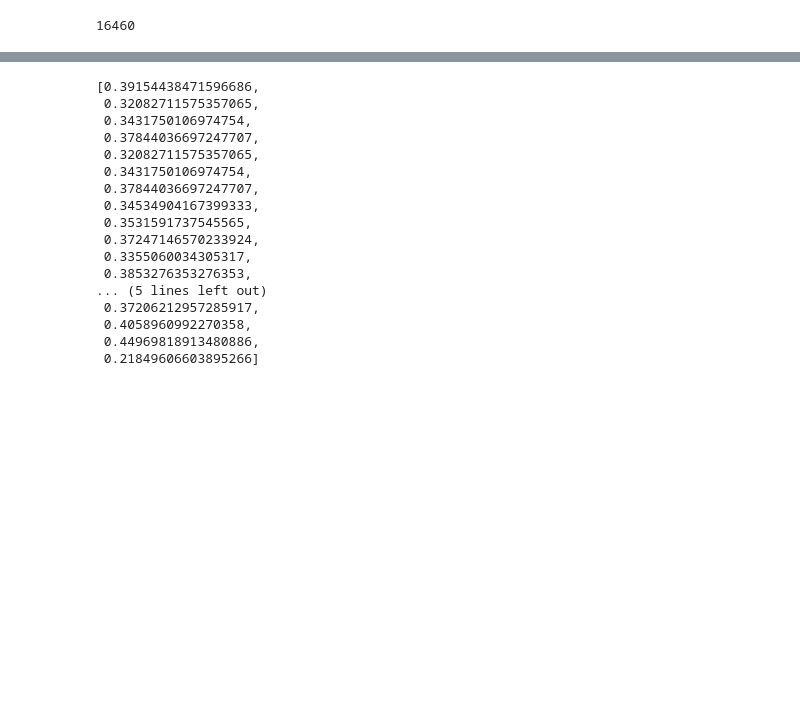
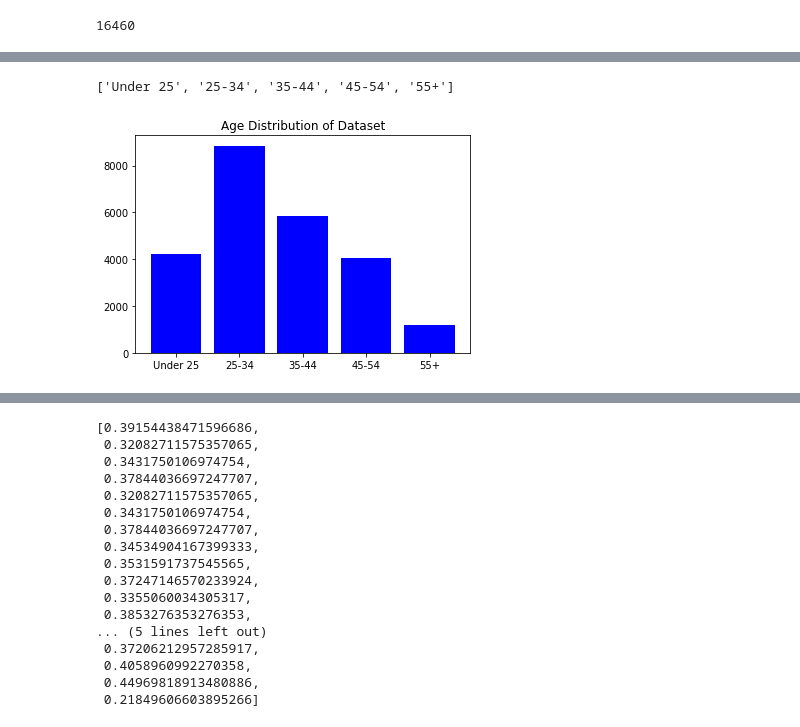
Before and after one commit to j-max/recidivism_iowa, a Jupyter notebook: eda/eda.ipynb, the cells around one changed output, grey strips where cells are left out. Saved outputs shown, nothing was run; the diff lists cells and outputs as text; code cells hidden in the pictures; blank space fills up the shorter version.

```diff
--- a/eda/eda.ipynb
+++ b/eda/eda.ipynb
@@ -19,0 +88,8 @@ df_recid = df[df.recid_flag == 1]
+# %%
+age_mask = ['recid_flag', 'age_at_release_25-34',
+ 'age_at_release_35-44',
+ 'age_at_release_45-54',
+ 'age_at_release_55 and Older',
+ 'age_at_release_Under 25']
+df_age = df[age_mask]
+df_age.sum()
@@ -19,0 +104,18 @@ df_recid = df[df.recid_flag == 1]
+# %%
+age_sums = df_age.sum()[1:]
+age_reord = [age_sums[-1], age_sums[0], age_sums[1], age_sums[2], age_sums[3]]
+age_counts = age_sums.values
+age_labels = age_sums.index
+age_labels
+age_labels = [ 'Under 25','25-34', '35-44', '45-54', '55+']
+age_counts
+age_labels
+# %% [output]
+['Under 25', '25-34', '35-44', '45-54', '55+']
+# %%
+fig, ax = plt.subplots()
+plt.bar(age_labels, age_reord, color='blue')
+plt.title('Age Distribution of Dataset')
+plt.savefig('../presentation/AgeDist.svg')
+# %% [output]
+[figure, added]
```
Also changed, not shown: parts of 23 cells of this notebook, 40 other files.
